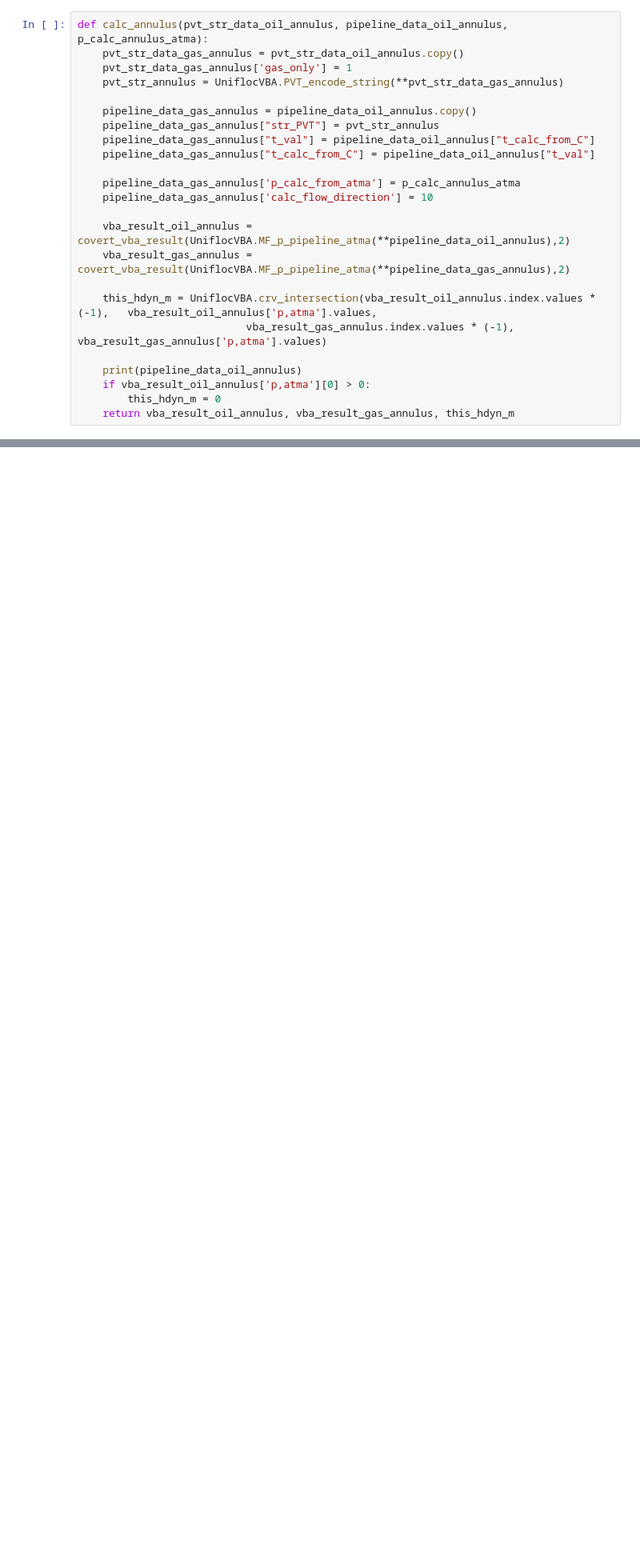
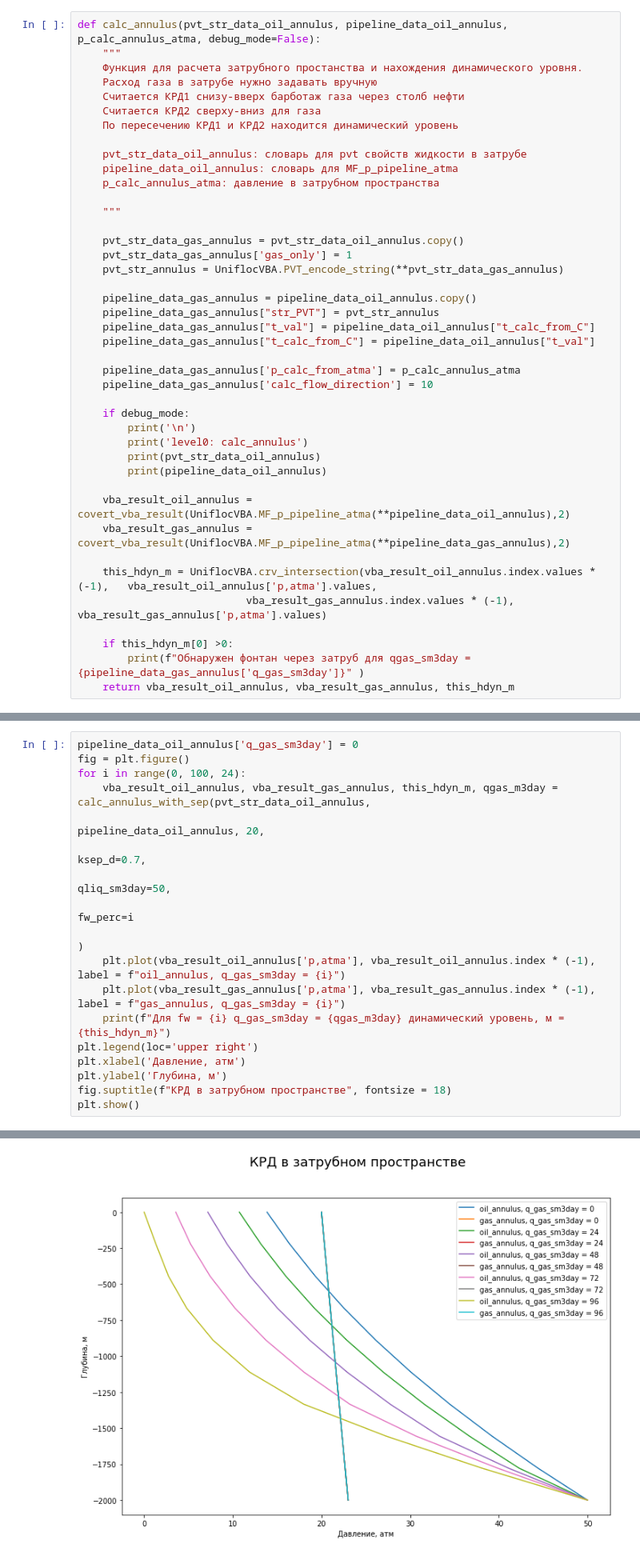
Before and after one commit to unifloc/unifloc_vba, a Jupyter notebook: examples_python/ex075.MF_Hdyn.ipynb, the cells around one changed output, grey strips where cells are left out. Shown at 80% size. Saved outputs shown, nothing was run; the diff lists cells and outputs as text; blank space fills up the shorter version.

```diff
--- a/examples_python/ex075.MF_Hdyn.ipynb
+++ b/examples_python/ex075.MF_Hdyn.ipynb
@@ -129,5 +87,18 @@ def sense_profile(pipeline_data, pvt_str_data, parameter_sense, range_sense, pvt
 # %%
-def calc_annulus(pvt_str_data_oil_annulus, pipeline_data_oil_annulus, p_calc_annulus_atma):
+def calc_annulus(pvt_str_data_oil_annulus, pipeline_data_oil_annulus, p_calc_annulus_atma, debug_mode=False):
+    """
+    Функция для расчета затрубного простанства и нахождения динамического уровня.
+    Расход газа в затрубе нужно задавать вручную
+    Считается КРД1 снизу-вверх барботаж газа через столб нефти
+    Считается КРД2 сверху-вниз для газа
+    По пересечению КРД1 и КРД2 находится динамический уровень
+
+    pvt_str_data_oil_annulus: словарь для pvt свойств жидкости в затрубе
+    pipeline_data_oil_annulus: словарь для MF_p_pipeline_atma
+    p_calc_annulus_atma: давление в затрубном пространства
+
+    """
+
     pvt_str_data_gas_annulus = pvt_str_data_oil_annulus.copy()
     pvt_str_data_gas_annulus['gas_only'] = 1
     pvt_str_annulus = UniflocVBA.PVT_encode_string(**pvt_str_data_gas_annulus)
@@ -140,13 +111,18 @@ def calc_annulus(pvt_str_data_oil_annulus, pipeline_data_oil_annulus, p_calc_ann
     pipeline_data_gas_annulus['p_calc_from_atma'] = p_calc_annulus_atma
     pipeline_data_gas_annulus['calc_flow_direction'] = 10
 
+    if debug_mode:
+        print('\n')
+        print('level0: calc_annulus')
+        print(pvt_str_data_oil_annulus)
+        print(pipeline_data_oil_annulus)
+
     vba_result_oil_annulus = covert_vba_result(UniflocVBA.MF_p_pipeline_atma(**pipeline_data_oil_annulus),2)
     vba_result_gas_annulus = covert_vba_result(UniflocVBA.MF_p_pipeline_atma(**pipeline_data_gas_annulus),2)
 
     this_hdyn_m = UniflocVBA.crv_intersection(vba_result_oil_annulus.index.values * (-1),   vba_result_oil_annulus['p,atma'].values,
                            vba_result_gas_annulus.index.values * (-1),   vba_result_gas_annulus['p,atma'].values)
 
-    print(pipeline_data_oil_annulus)
-    if vba_result_oil_annulus['p,atma'][0] > 0:
-        this_hdyn_m = 0
+    if this_hdyn_m[0] >0:
+        print(f"Обнаружен фонтан через затруб для qgas_sm3day = {pipeline_data_gas_annulus['q_gas_sm3day']}" )
     return vba_result_oil_annulus, vba_result_gas_annulus, this_hdyn_m
@@ -223,0 +240,19 @@ def calc_annulus_with_sep(pvt_str_data_oil_annulus, pipeline_data_oil_annulus,
+# %%
+pipeline_data_oil_annulus['q_gas_sm3day'] = 0
+fig = plt.figure()
+for i in range(0, 100, 24):
+    vba_result_oil_annulus, vba_result_gas_annulus, this_hdyn_m, qgas_m3day = calc_annulus_with_sep(pvt_str_data_oil_annulus,
+                                                                                           pipeline_data_oil_annulus, 20,
+                                                                                    ksep_d=0.7,
+                                                                                                qliq_sm3day=50,
+                                                                                            fw_perc=i
+                                                                                          )
+    plt.plot(vba_result_oil_annulus['p,atma'], vba_result_oil_annulus.index * (-1), label = f"oil_annulus, q_gas_sm3day = {i}")
+    plt.plot(vba_result_gas_annulus['p,atma'], vba_result_gas_annulus.index * (-1), label = f"gas_annulus, q_gas_sm3day = {i}")
+    print(f"Для fw = {i} q_gas_sm3day = {qgas_m3day} динамический уровень, м = {this_hdyn_m}")
+plt.legend(loc='upper right')
+plt.xlabel('Давление, атм')
+plt.ylabel('Глубина, м')
+fig.suptitle(f"КРД в затрубном пространстве", fontsize = 18)
+plt.show()
+# %% [output]
@@ -223,0 +264 @@ def calc_annulus_with_sep(pvt_str_data_oil_annulus, pipeline_data_oil_annulus,
+[figure, added]
```
Also changed, not shown: parts of 37 cells of this notebook.
